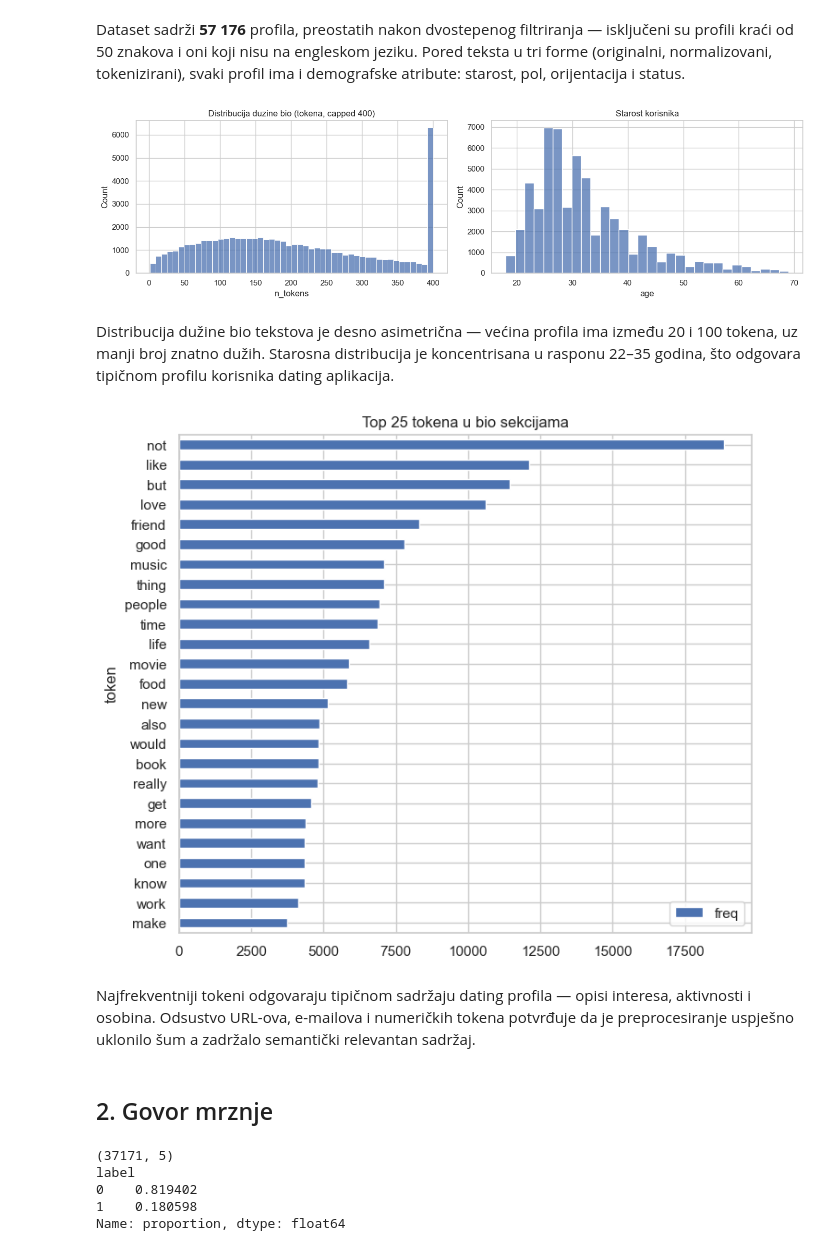
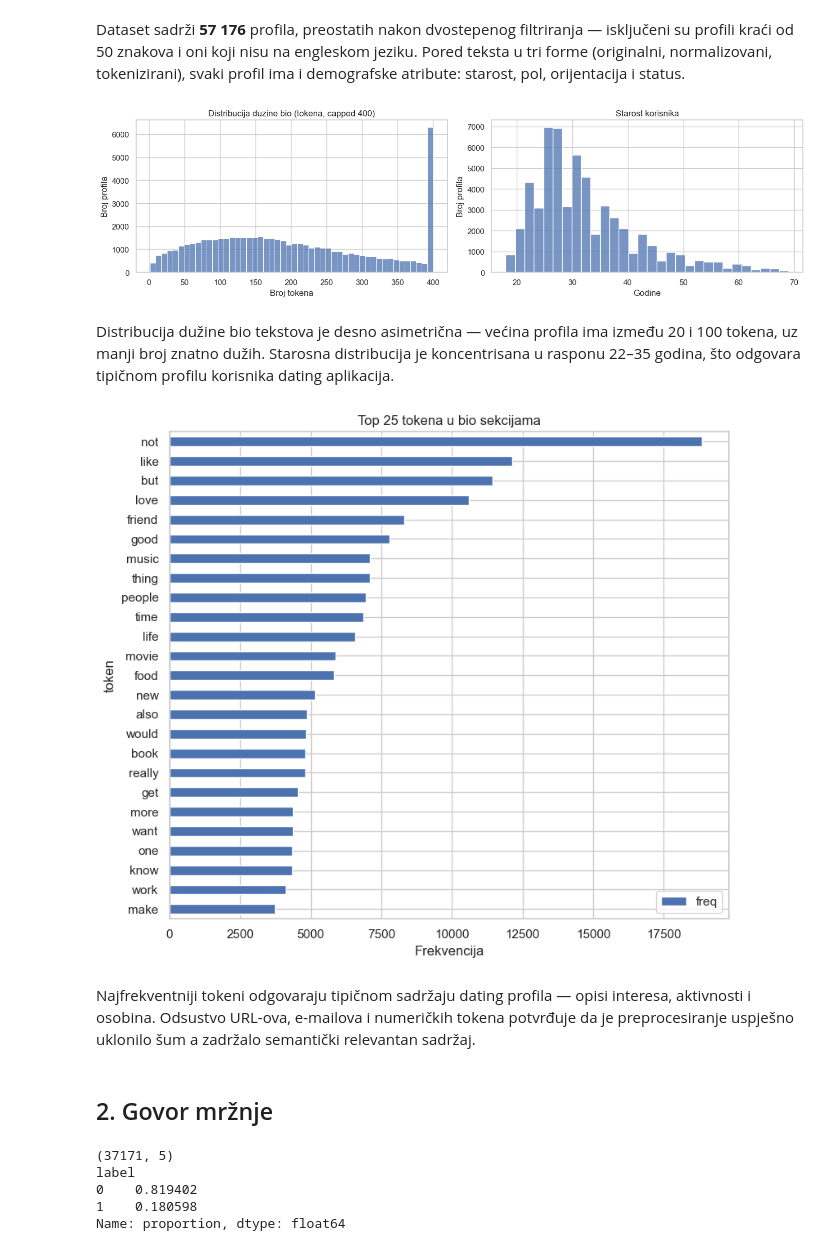
Before and after one commit to NBP-Tim-10/dating-nlp, a Jupyter notebook: notebooks/01_eda.ipynb, the cells around one changed output. Drawn from its saved outputs; the diff is of its cells as text; code cells hidden in the pictures.

```diff
--- a/notebooks/01_eda.ipynb
+++ b/notebooks/01_eda.ipynb
@@ -13,7 +13,9 @@ Podaci su prikupljeni i obrađeni kroz pipeline s tri faze:
 
 Sve izlazne datoteke nalaze se u `data/processed/`.
 # %%
+import json
 import sys
+from collections import Counter
 from pathlib import Path
 
 PROJECT_ROOT = Path.cwd().parent if Path.cwd().name == 'notebooks' else Path.cwd()
@@ -22,12 +24,15 @@ sys.path.insert(0, str(PROJECT_ROOT))
 import pandas as pd
 import matplotlib.pyplot as plt
 import seaborn as sns
-from collections import Counter
 
 sns.set_theme(style='whitegrid')
 plt.rcParams['figure.figsize'] = (10, 5)
 
 PROCESSED = PROJECT_ROOT / 'data' / 'processed'
+REPORTS = PROJECT_ROOT / 'reports'
+REPORTS.mkdir(exist_ok=True)
+
 print('Processed dir:', PROCESSED)
+print('Reports dir:', REPORTS)
 print('Fajlovi:', sorted(p.name for p in PROCESSED.glob('*.csv')))
 # %% [output]
@@ -52,28 +58,37 @@ bios['n_tokens'] = bios['tokens_str'].fillna('').str.split().str.len()
 fig, axes = plt.subplots(1, 2, figsize=(14, 4))
 sns.histplot(bios['n_tokens'].clip(upper=400), bins=50, ax=axes[0])
 axes[0].set_title('Distribucija duzine bio (tokena, capped 400)')
+axes[0].set_xlabel('Broj tokena')
+axes[0].set_ylabel('Broj profila')
 if 'age' in bios.columns:
     sns.histplot(bios['age'].clip(18, 70), bins=30, ax=axes[1])
     axes[1].set_title('Starost korisnika')
+    axes[1].set_xlabel('Godine')
+    axes[1].set_ylabel('Broj profila')
 plt.tight_layout()
+plt.savefig(REPORTS / 'eda_bios_length_age.png', dpi=150, bbox_inches='tight')
 plt.show()
 # %% [output]
-[figure, old version]
+[figure, new version]
 # %% [markdown]
 Distribucija dužine bio tekstova je desno asimetrična — većina profila ima između 20 i 100 tokena, uz manji broj znatno dužih. Starosna distribucija je koncentrisana u rasponu 22–35 godina, što odgovara tipičnom profilu korisnika dating aplikacija.
 # %%
 all_tokens = ' '.join(bios['tokens_str'].dropna().sample(min(5000, len(bios)), random_state=42)).split()
 top = Counter(all_tokens).most_common(25)
-pd.DataFrame(top, columns=['token', 'freq']).set_index('token').plot.barh(figsize=(8, 7))
-plt.title('Top 25 tokena u bio sekcijama')
-plt.gca().invert_yaxis()
+fig, ax = plt.subplots(figsize=(8, 7))
+pd.DataFrame(top, columns=['token', 'freq']).set_index('token').plot.barh(ax=ax)
+ax.set_title('Top 25 tokena u bio sekcijama')
+ax.invert_yaxis()
+ax.set_xlabel('Frekvencija')
+plt.tight_layout()
+plt.savefig(REPORTS / 'eda_bios_top_tokens.png', dpi=150, bbox_inches='tight')
 plt.show()
 # %% [output]
-[figure, old version]
+[figure, new version]
 # %% [markdown]
 Najfrekventniji tokeni odgovaraju tipičnom sadržaju dating profila — opisi interesa, aktivnosti i osobina. Odsustvo URL-ova, e-mailova i numeričkih tokena potvrđuje da je preprocesiranje uspješno uklonilo šum a zadržalo semantički relevantan sadržaj.
 # %% [markdown]
-## 2. Govor mrznje
+## 2. Govor mržnje
 # %%
 hate = pd.read_csv(PROCESSED / 'hate_speech_clean.csv')
 print(hate.shape)
```
Also changed, not shown: parts of 16 cells of this notebook, 17 other files.
